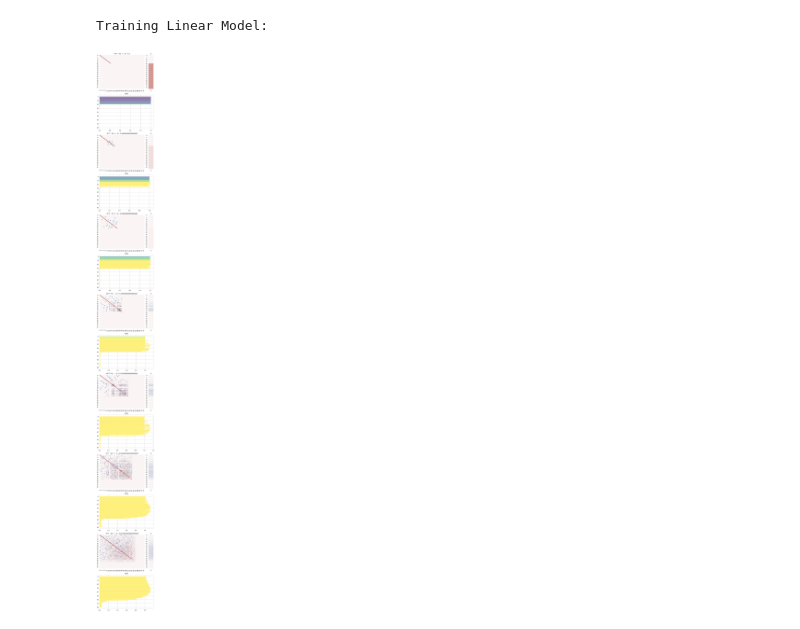
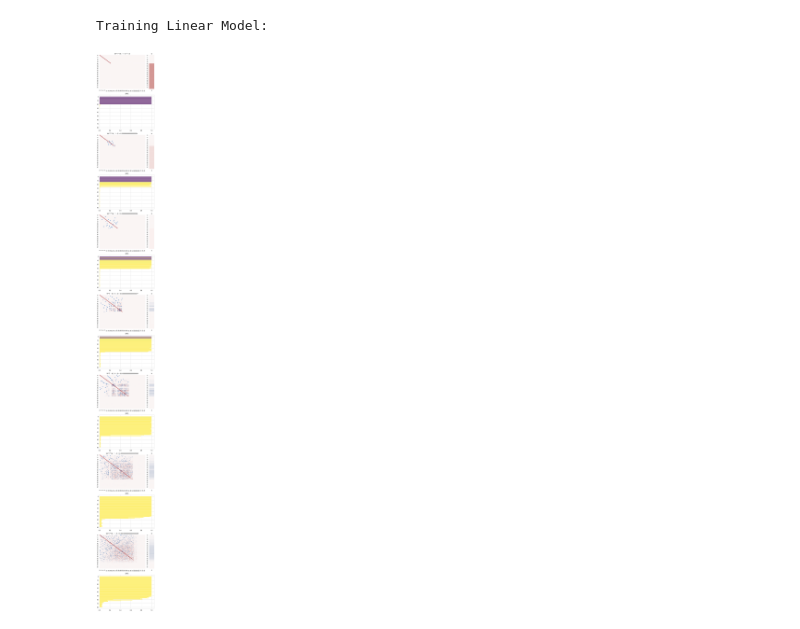
Before and after one commit to Jannoshh/superposition, a Jupyter notebook: superposition.ipynb, the cells around one changed output. Cells and saved outputs as stored; diff of their text form; code cells hidden in the pictures.

Commit message:
fix clipping and add matrix normalization for projection

```diff
--- a/superposition.ipynb
+++ b/superposition.ipynb
@@ -30,7 +30,7 @@ def generate_synthetic_data(batch_size, n_models, n_features, sparsity):
 n_features = 80
 hidden_dim = 20
 n_models = 7
-sparsity = np.array([0.0, 0.7, 0.9, 0.97, 0.99, 0.997, 0.999])
+sparsity = [0.0, 0.7, 0.9, 0.97, 0.99, 0.997, 0.999]
 importance = torch.tensor([0.9**i for i in range(n_features)])
 # %%
 linear_model = Model(n_features, hidden_dim, 1, linear=True)
@@ -65,12 +65,13 @@ Training ReLU Models:
 Training Linear Model:
 # %%
 def compute_projection_measure(W):
+    W_norm = W / (1e-5 + np.linalg.norm(W, ord=2, axis=0, keepdims=True))
     # Dot product of each feature with every other feature
-    dot_products = W.T @ W
+    dot_products = W_norm.T @ W
     # Zero out the diagonal
     np.fill_diagonal(dot_products, 0)
     # Square the results and sum along the columns
-    projection_measures = np.sum(dot_products ** 2, axis=1)
+    projection_measures = np.linalg.norm(dot_products, axis=-1)
     return projection_measures
 # %%
 import matplotlib.pyplot as plt
@@ -81,34 +82,33 @@ import matplotlib.gridspec as gridspec
 fig = plt.figure(figsize=(6, 8 * n_models))
 gs = gridspec.GridSpec(14, 2, height_ratios=[1, 1] * n_models, width_ratios=[9, 1])
 cmap = plt.get_cmap('viridis')
-norm_color = plt.Normalize(clip=True)
 
 for model_index in range(n_models):
     # Compute the matrix W^T * W, bias and norms for current model index
     w, b = nonlinear_model.w.detach()[model_index], nonlinear_model.b.detach()[model_index]
     matrix = w.t().mm(w).numpy()
     bias_2d = b.numpy().reshape(-1, 1)
-    norm = np.linalg.norm(w.numpy(), axis=0)
+    norm = np.linalg.norm(w.numpy(), ord=2, axis=0)
     projection_measure = compute_projection_measure(w.numpy())
 
     # Matrix heatmap
     ax0 = plt.subplot(gs[model_index*2, 0])
     sns.heatmap(matrix, ax=ax0, cmap='vlag', annot=False, center=0, vmin=-1, vmax=1, cbar=False)
     ax0.set_title(f"W^T * W,  1 - S = {1 - sparsity[model_index]}")
 
     # Bias heatmap
     ax1 = plt.subplot(gs[model_index*2, 1])
     sns.heatmap(bias_2d, ax=ax1, cmap='vlag', annot=False, center=0, vmin=-1, vmax=1, cbar=False)
     ax1.set_title("b")
 
     # Norm heatmap
     ax2 = plt.subplot(gs[model_index*2 + 1, :])
-    ax2.barh(range(len(norm)), norm, color=cmap(norm_color(projection_measure)), height=1)
+    ax2.barh(range(len(norm)), np.clip(norm, 0, 1), color=cmap(projection_measure), height=1)
     ax2.set_title("||W||")
     ax2.invert_yaxis()
 
 # Display the combined figure
 plt.tight_layout()
 plt.show()
 # %% [output]
-[figure, old version]
+[figure, new version]
```
Also changed, not shown: parts of 1 cell of this notebook.
